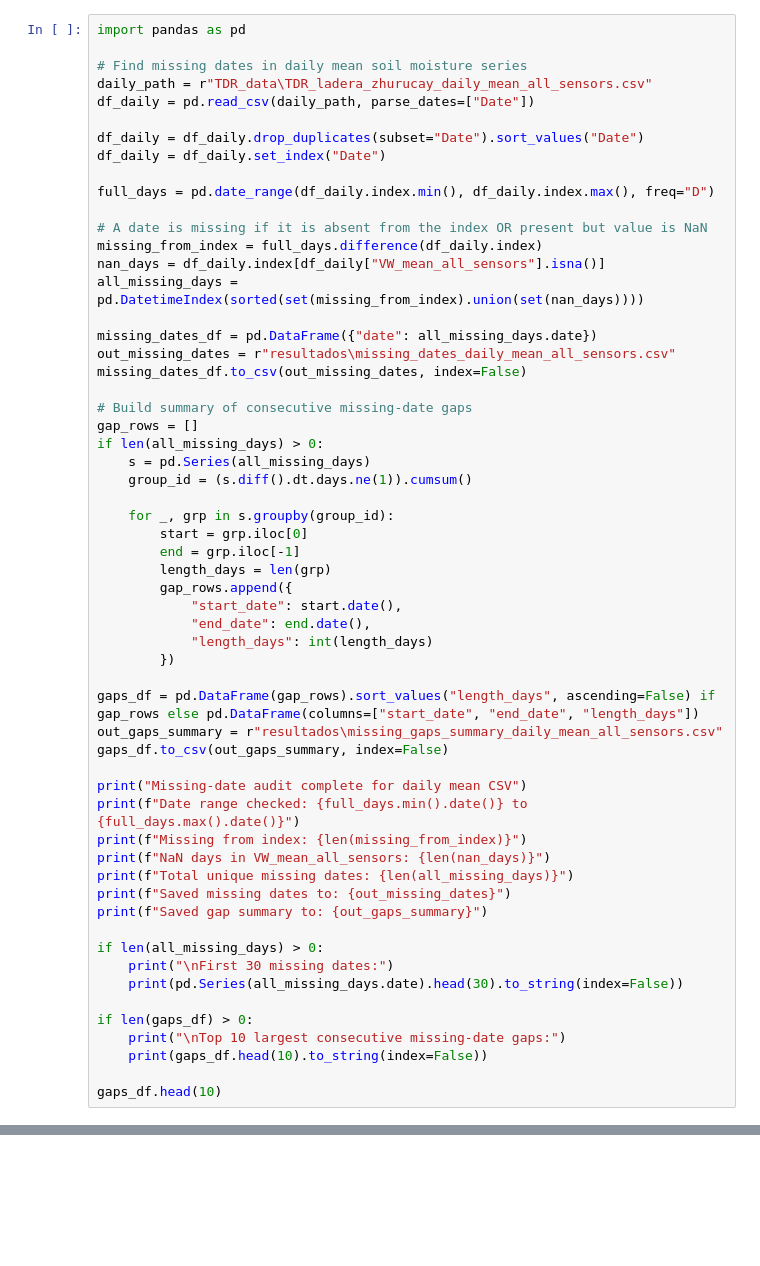
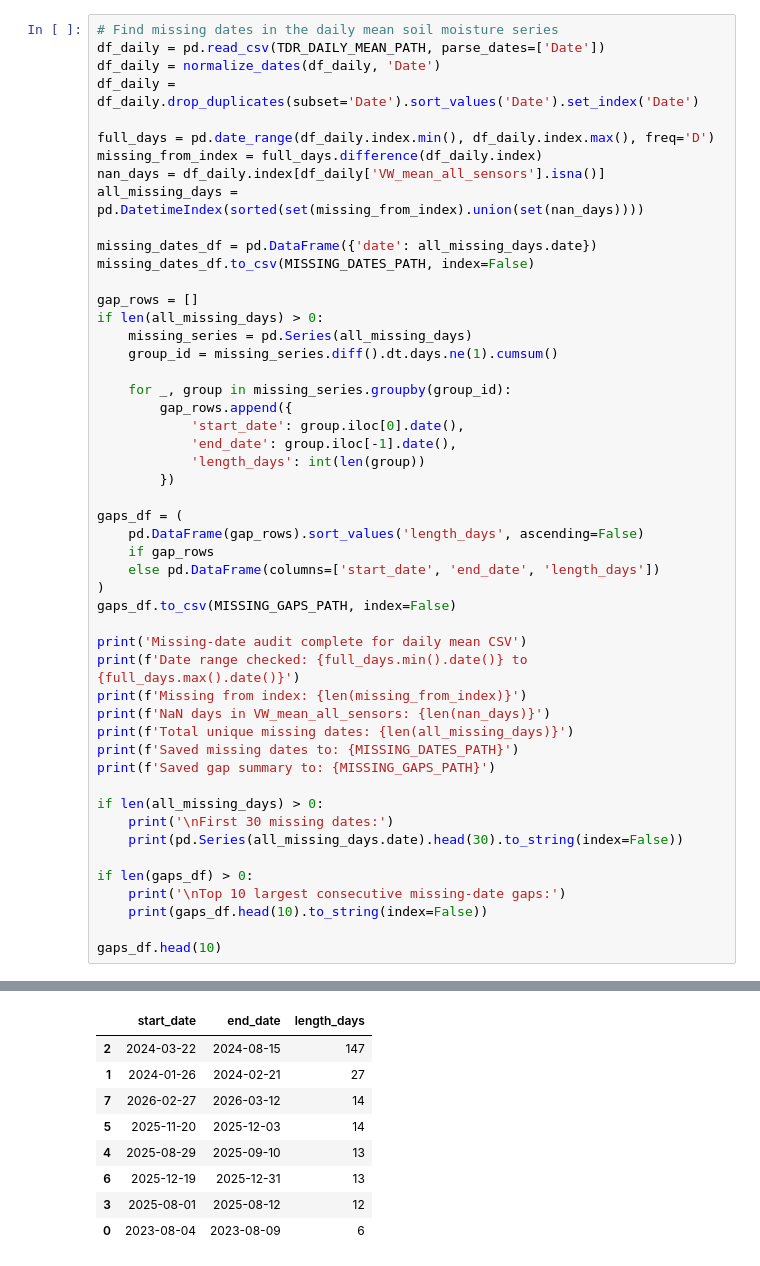
Before and after one commit to eemahon/bachelorThesis_paramos, a Jupyter notebook: analysis/results_sm.ipynb, the cells around one changed output, grey strips where cells are left out. Cells and saved outputs as stored; diff of their text form; blank space fills up the shorter version.

```diff
--- a/analysis/results_sm.ipynb
+++ b/analysis/results_sm.ipynb
@@ -98,60 +144,52 @@ Shape: (1659, 1)
 | 2021-09-13 | 0.720153 |
 | 2021-09-14 | 0.706234 |
 # %%
-import pandas as pd
+# Find missing dates in the daily mean soil moisture series
+df_daily = pd.read_csv(TDR_DAILY_MEAN_PATH, parse_dates=['Date'])
+df_daily = normalize_dates(df_daily, 'Date')
+df_daily = df_daily.drop_duplicates(subset='Date').sort_values('Date').set_index('Date')
 
-# Find missing dates in daily mean soil moisture series
-daily_path = r"TDR_data\TDR_ladera_zhurucay_daily_mean_all_sensors.csv"
-df_daily = pd.read_csv(daily_path, parse_dates=["Date"])
-
-df_daily = df_daily.drop_duplicates(subset="Date").sort_values("Date")
-df_daily = df_daily.set_index("Date")
-
-full_days = pd.date_range(df_daily.index.min(), df_daily.index.max(), freq="D")
-
-# A date is missing if it is absent from the index OR present but value is NaN
+full_days = pd.date_range(df_daily.index.min(), df_daily.index.max(), freq='D')
 missing_from_index = full_days.difference(df_daily.index)
-nan_days = df_daily.index[df_daily["VW_mean_all_sensors"].isna()]
+nan_days = df_daily.index[df_daily['VW_mean_all_sensors'].isna()]
 all_missing_days = pd.DatetimeIndex(sorted(set(missing_from_index).union(set(nan_days))))
 
-missing_dates_df = pd.DataFrame({"date": all_missing_days.date})
-out_missing_dates = r"resultados\missing_dates_daily_mean_all_sensors.csv"
-missing_dates_df.to_csv(out_missing_dates, index=False)
+missing_dates_df = pd.DataFrame({'date': all_missing_days.date})
+missing_dates_df.to_csv(MISSING_DATES_PATH, index=False)
 
-# Build summary of consecutive missing-date gaps
 gap_rows = []
 if len(all_missing_days) > 0:
-    s = pd.Series(all_missing_days)
-    group_id = (s.diff().dt.days.ne(1)).cumsum()
+    missing_series = pd.Series(all_missing_days)
+    group_id = missing_series.diff().dt.days.ne(1).cumsum()
 
-    for _, grp in s.groupby(group_id):
-        start = grp.iloc[0]
-        end = grp.iloc[-1]
-        length_days = len(grp)
+    for _, group in missing_series.groupby(group_id):
         gap_rows.append({
-            "start_date": start.date(),
-            "end_date": end.date(),
-            "length_days": int(length_days)
+            'start_date': group.iloc[0].date(),
+            'end_date': group.iloc[-1].date(),
+            'length_days': int(len(group))
         })
 
-gaps_df = pd.DataFrame(gap_rows).sort_values("length_days", ascending=False) if gap_rows else pd.DataFrame(columns=["start_date", "end_date", "length_days"])
-out_gaps_summary = r"resultados\missing_gaps_summary_daily_mean_all_sensors.csv"
-gaps_df.to_csv(out_gaps_summary, index=False)
+gaps_df = (
+    pd.DataFrame(gap_rows).sort_values('length_days', ascending=False)
+    if gap_rows
+    else pd.DataFrame(columns=['start_date', 'end_date', 'length_days'])
+)
+gaps_df.to_csv(MISSING_GAPS_PATH, index=False)
 
-print("Missing-date audit complete for daily mean CSV")
-print(f"Date range checked: {full_days.min().date()} to {full_days.max().date()}")
-print(f"Missing from index: {len(missing_from_index)}")
-print(f"NaN days in VW_mean_all_sensors: {len(nan_days)}")
-print(f"Total unique missing dates: {len(all_missing_days)}")
-print(f"Saved missing dates to: {out_missing_dates}")
-print(f"Saved gap summary to: {out_gaps_summary}")
+print('Missing-date audit complete for daily mean CSV')
+print(f'Date range checked: {full_days.min().date()} to {full_days.max().date()}')
+print(f'Missing from index: {len(missing_from_index)}')
+print(f'NaN days in VW_mean_all_sensors: {len(nan_days)}')
+print(f'Total unique missing dates: {len(all_missing_days)}')
+print(f'Saved missing dates to: {MISSING_DATES_PATH}')
+print(f'Saved gap summary to: {MISSING_GAPS_PATH}')
 
 if len(all_missing_days) > 0:
-    print("\nFirst 30 missing dates:")
+    print('\nFirst 30 missing dates:')
     print(pd.Series(all_missing_days.date).head(30).to_string(index=False))
 
 if len(gaps_df) > 0:
-    print("\nTop 10 largest consecutive missing-date gaps:")
+    print('\nTop 10 largest consecutive missing-date gaps:')
     print(gaps_df.head(10).to_string(index=False))
 
 gaps_df.head(10)
@@ -160 +214,10 @@ ParserError: Error tokenizing data. C error: Expected 2 fields in line 1156, saw
+|  | start_date | end_date | length_days |
+| 2 | 2024-03-22 | 2024-08-15 | 147 |
+| 1 | 2024-01-26 | 2024-02-21 | 27 |
+| 7 | 2026-02-27 | 2026-03-12 | 14 |
+| 5 | 2025-11-20 | 2025-12-03 | 14 |
+| 4 | 2025-08-29 | 2025-09-10 | 13 |
+| 6 | 2025-12-19 | 2025-12-31 | 13 |
+| 3 | 2025-08-01 | 2025-08-12 | 12 |
+| 0 | 2023-08-04 | 2023-08-09 | 6 |
 # %%
```
Also changed, not shown: parts of 9 cells of this notebook, 20 other files.
